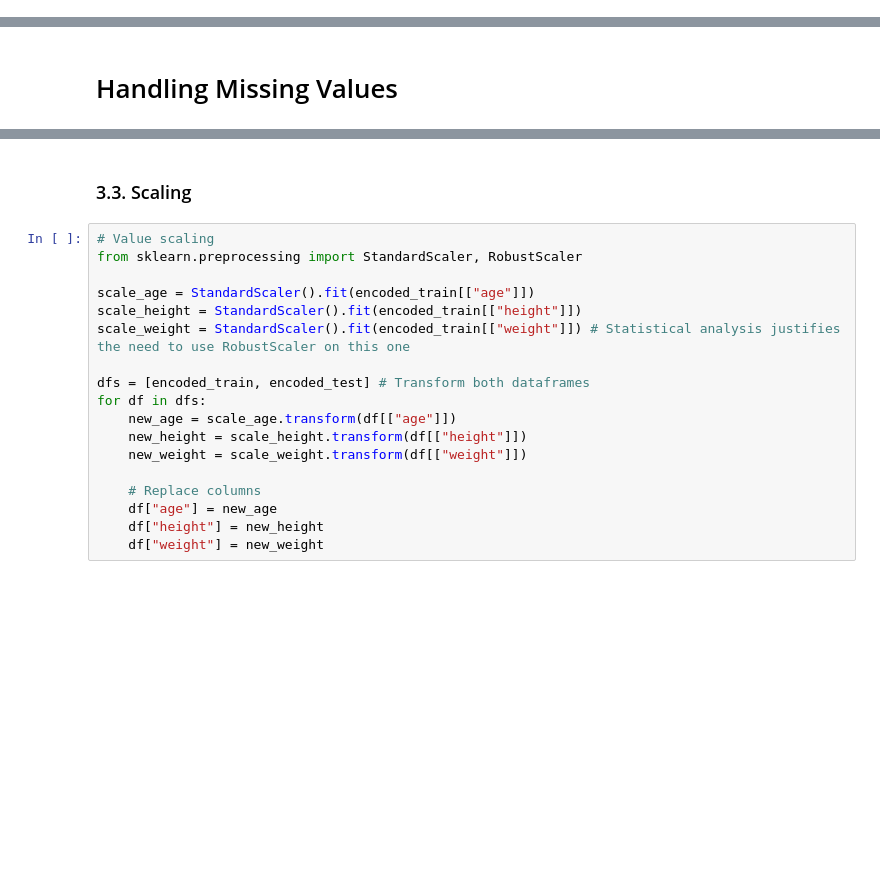
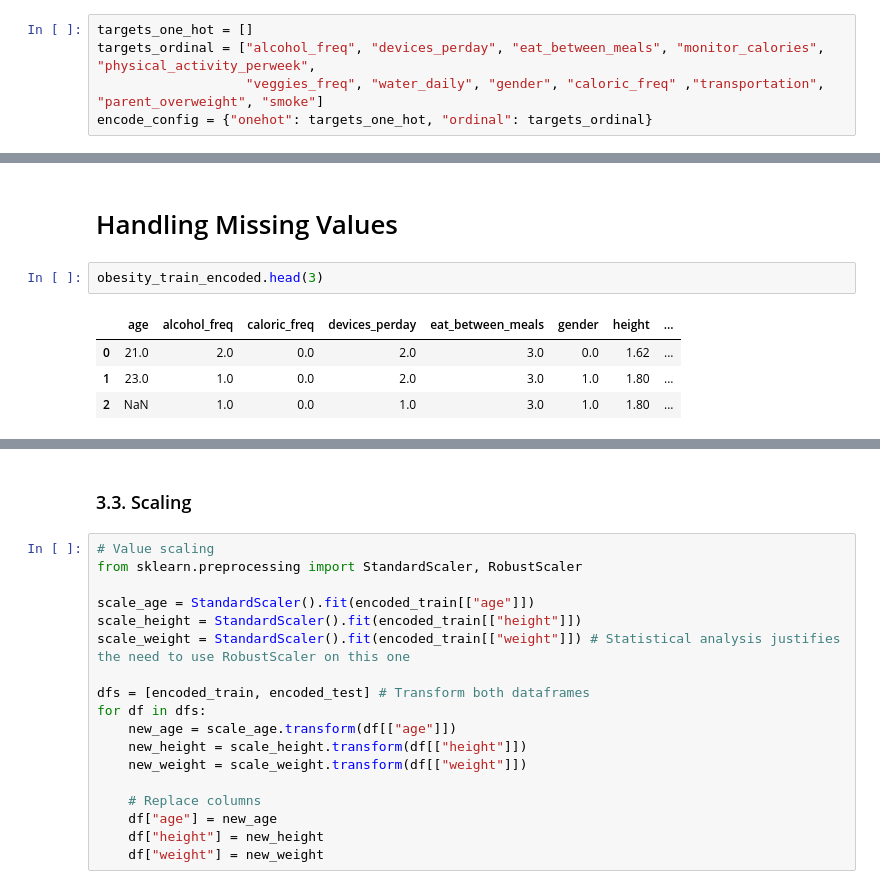
Before and after one commit to 0xMarc0s/IMS_ML_project, a Jupyter notebook: Project_Notebook_Template/Main Pipeline.ipynb, the cells around one changed output, grey strips where cells are left out. Cells and saved outputs as stored; diff of their text form; blank space fills up the shorter version.

```diff
--- a/Project_Notebook_Template/Main Pipeline.ipynb
+++ b/Project_Notebook_Template/Main Pipeline.ipynb
@@ -161,0 +166,5 @@ obesity_train.shape # Shape adds up to our expectation (6 rows deleted) 1611 ->
+# %%
+targets_one_hot = []
+targets_ordinal = ["alcohol_freq", "devices_perday", "eat_between_meals", "monitor_calories", "physical_activity_perweek",
+                   "veggies_freq", "water_daily", "gender", "caloric_freq" ,"transportation", "parent_overweight", "smoke"]
+encode_config = {"onehot": targets_one_hot, "ordinal": targets_ordinal}
@@ -162,2 +253,9 @@ obesity_train.shape # Shape adds up to our expectation (6 rows deleted) 1611 ->
 # %% [markdown]
 # Handling Missing Values
+# %%
+obesity_train_encoded.head(3)
+# %% [output]
+|  | age | alcohol_freq | caloric_freq | devices_perday | eat_between_meals | gender | height | ... |
+| 0 | 21.0 | 2.0 | 0.0 | 2.0 | 3.0 | 0.0 | 1.62 | ... |
+| 1 | 23.0 | 1.0 | 0.0 | 2.0 | 3.0 | 1.0 | 1.80 | ... |
+| 2 | NaN | 1.0 | 0.0 | 1.0 | 3.0 | 1.0 | 1.80 | ... |
```
Also changed, not shown: parts of 47 cells of this notebook.
